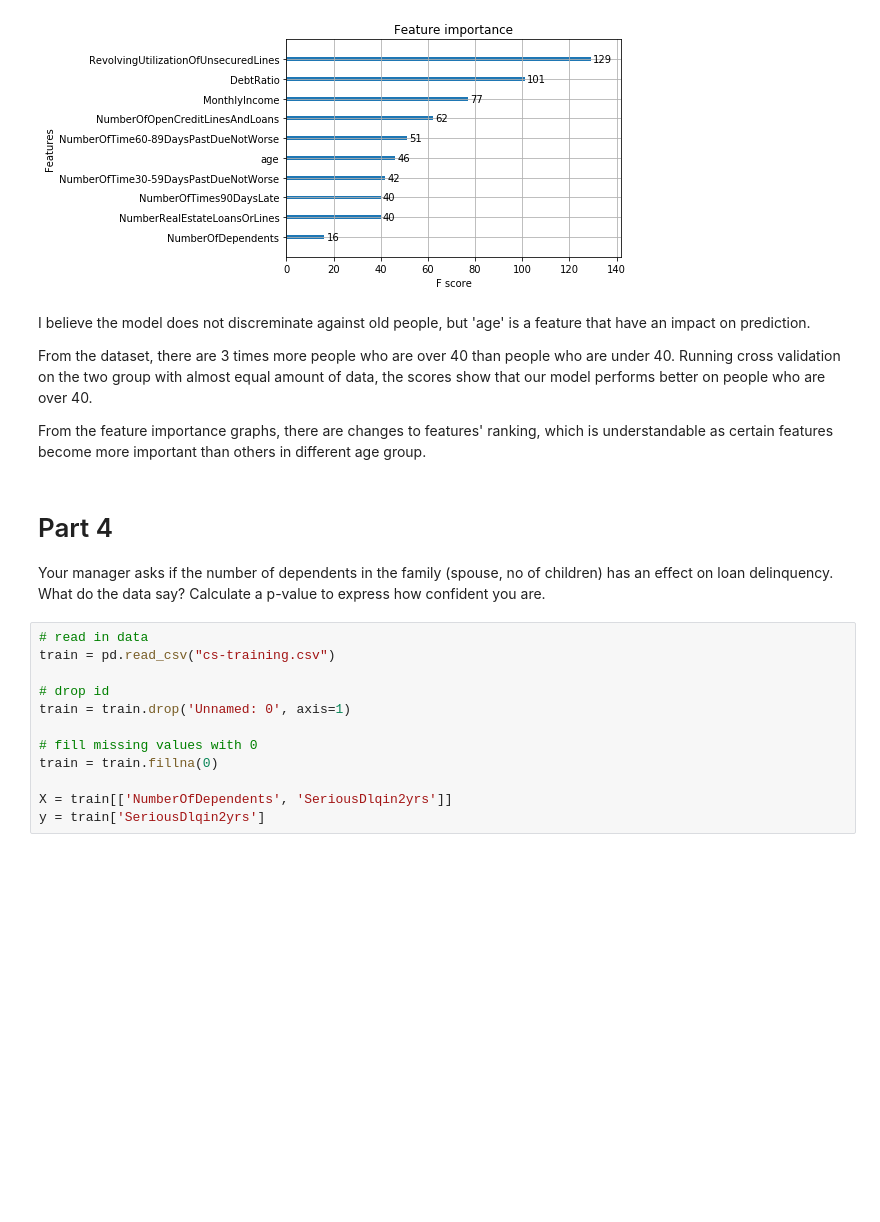
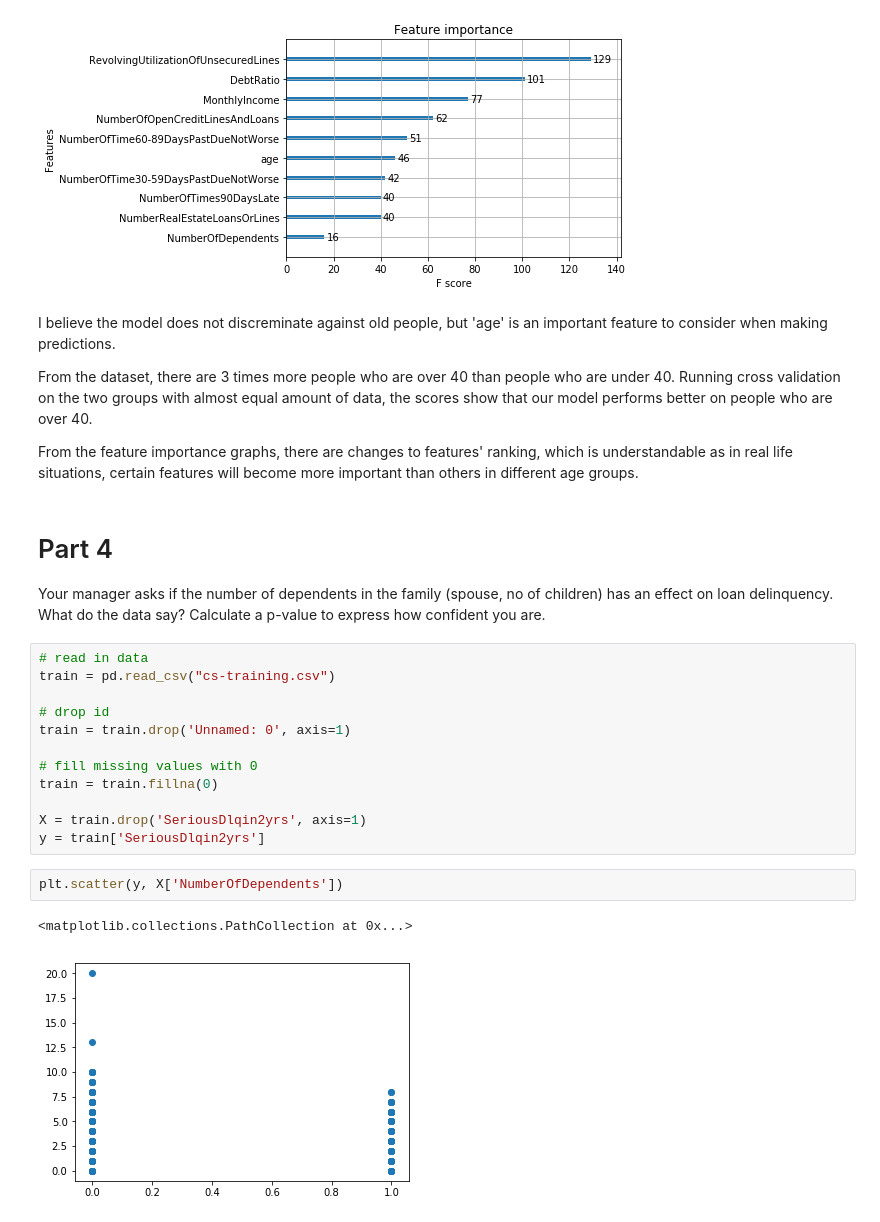
Before and after one commit to irfanhasan/EE379K, a Jupyter notebook: Lab7/Untitled.ipynb, the cells around one changed output. Drawn from its saved outputs; the diff is of its cells as text; blank space fills up the shorter version.

```diff
--- a/Lab7/Untitled.ipynb
+++ b/Lab7/Untitled.ipynb
@@ -581,13 +605,12 @@ Accuracy : 0.9485
 AUC Score (Train): 0.876807
 [figure]
 # %% [markdown]
-I believe the model does not discreminate against old people, but 'age' is a feature that have an impact on prediction.
+I believe the model does not discreminate against old people, but 'age' is an important feature to consider when making predictions.
 
-From the dataset, there are 3 times more people who are over 40 than people who are under 40. Running cross validation on the two group with almost equal amount of data, the scores show that our model performs better on people who are
+From the dataset, there are 3 times more people who are over 40 than people who are under 40. Running cross validation on the two groups with almost equal amount of data, the scores show that our model performs better on people who are
 over 40.
 
-From the feature importance graphs, there are changes to features' ranking, which is understandable as certain
-features become more important than others in different age group.
+From the feature importance graphs, there are changes to features' ranking, which is understandable as in real life situations, certain features will become more important than others in different age groups.
 # %% [markdown]
 # Part 4
 
@@ -602,5 +625,10 @@ train = train.drop('Unnamed: 0', axis=1)
 # fill missing values with 0
 train = train.fillna(0)
 
-X = train[['NumberOfDependents', 'SeriousDlqin2yrs']]
+X = train.drop('SeriousDlqin2yrs', axis=1)
 y = train['SeriousDlqin2yrs']
+# %%
+plt.scatter(y, X['NumberOfDependents'])
+# %% [output]
+<matplotlib.collections.PathCollection at 0x...>
+[figure, added]
```
Also changed, not shown: parts of 17 cells of this notebook.
